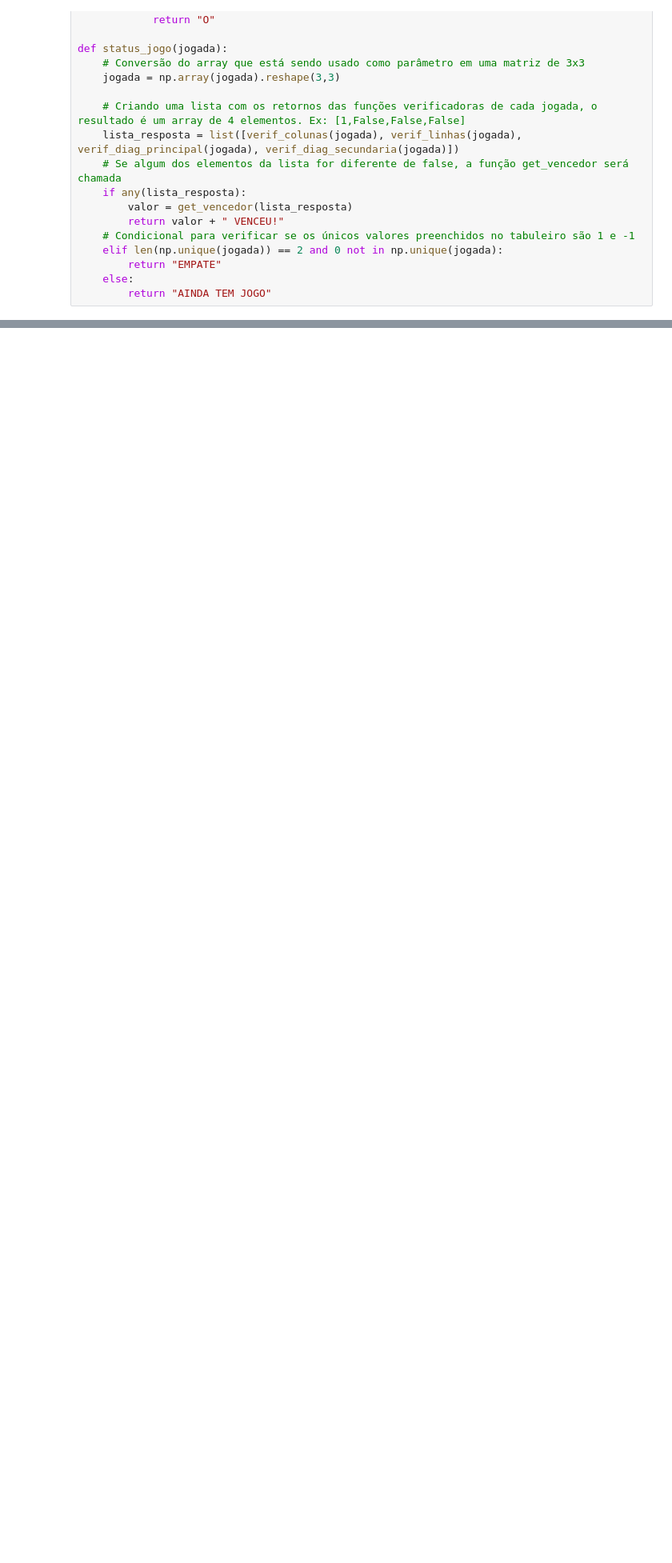
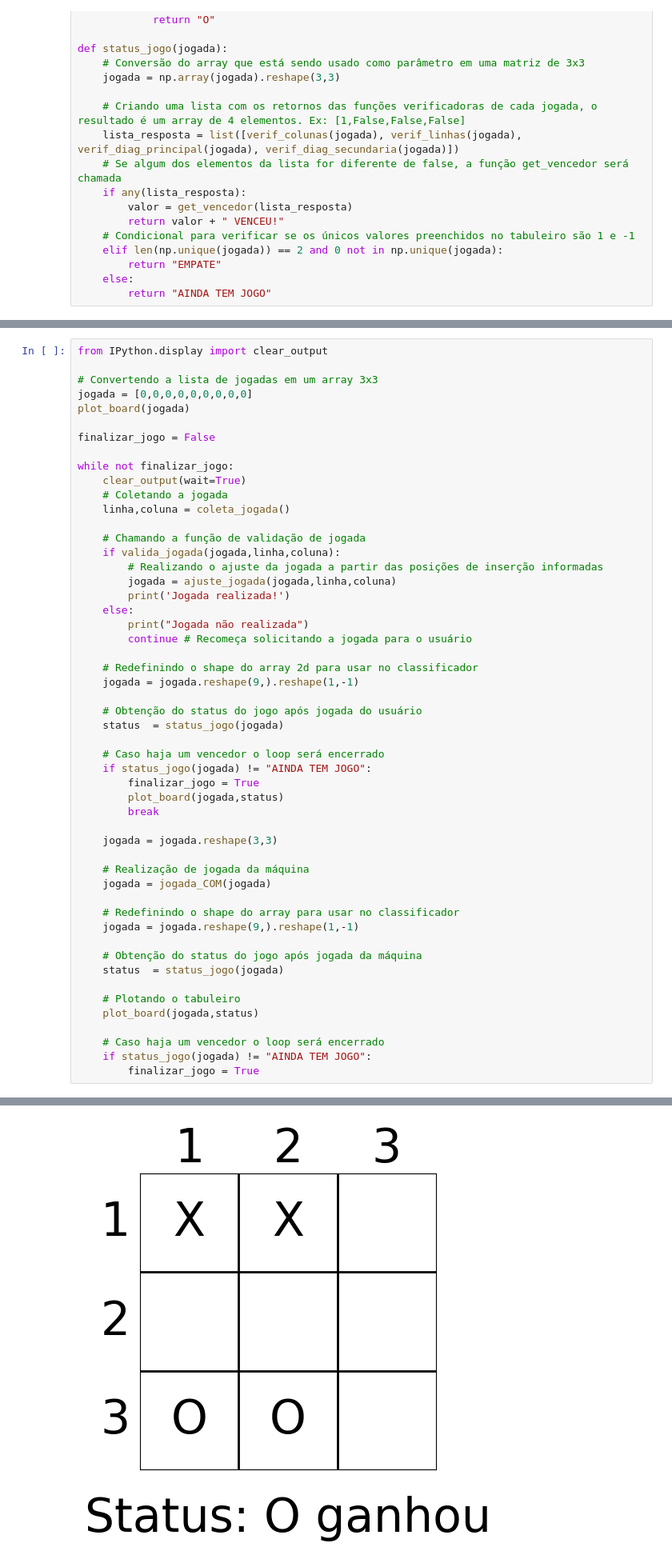
Before and after one commit to GuilhermeVSam/T1_IA, a Jupyter notebook: T2/Teste_Leonardo.ipynb, the cells around one changed output, grey strips where cells are left out. Shown at 80% size. Saved outputs shown, nothing was run; the diff lists cells and outputs as text; blank space fills up the shorter version.

Commit message:
Reorganização Funções para teste de jogadas

```diff
--- a/T2/Teste_Leonardo.ipynb
+++ b/T2/Teste_Leonardo.ipynb
@@ -72,0 +179,53 @@ def status_jogo(jogada):
+# %%
+from IPython.display import clear_output
+
+# Convertendo a lista de jogadas em um array 3x3
+jogada = [0,0,0,0,0,0,0,0,0]
+plot_board(jogada)
+
+finalizar_jogo = False
+
+while not finalizar_jogo:
+    clear_output(wait=True)
+    # Coletando a jogada
+    linha,coluna = coleta_jogada()
+
+    # Chamando a função de validação de jogada
+    if valida_jogada(jogada,linha,coluna):
+        # Realizando o ajuste da jogada a partir das posições de inserção informadas
+        jogada = ajuste_jogada(jogada,linha,coluna)
+        print('Jogada realizada!')
+    else:
+        print("Jogada não realizada")
+        continue # Recomeça solicitando a jogada para o usuário
+
+    # Redefinindo o shape do array 2d para usar no classificador
+    jogada = jogada.reshape(9,).reshape(1,-1)
+
+    # Obtenção do status do jogo após jogada do usuário
+    status  = status_jogo(jogada)
+
+    # Caso haja um vencedor o loop será encerrado
+    if status_jogo(jogada) != "AINDA TEM JOGO":
+        finalizar_jogo = True
+        plot_board(jogada,status)
+        break
+
+    jogada = jogada.reshape(3,3)
+
+    # Realização de jogada da máquina
+    jogada = jogada_COM(jogada)
+
+    # Redefinindo o shape do array para usar no classificador
+    jogada = jogada.reshape(9,).reshape(1,-1)
+
+    # Obtenção do status do jogo após jogada da máquina
+    status  = status_jogo(jogada)
+
+    # Plotando o tabuleiro
+    plot_board(jogada,status)
+
+    # Caso haja um vencedor o loop será encerrado
+    if status_jogo(jogada) != "AINDA TEM JOGO":
+        finalizar_jogo = True
+# %% [output]
@@ -72,0 +235 @@ def status_jogo(jogada):
+[figure, added]
```
Also changed, not shown: parts of 9 cells of this notebook.
